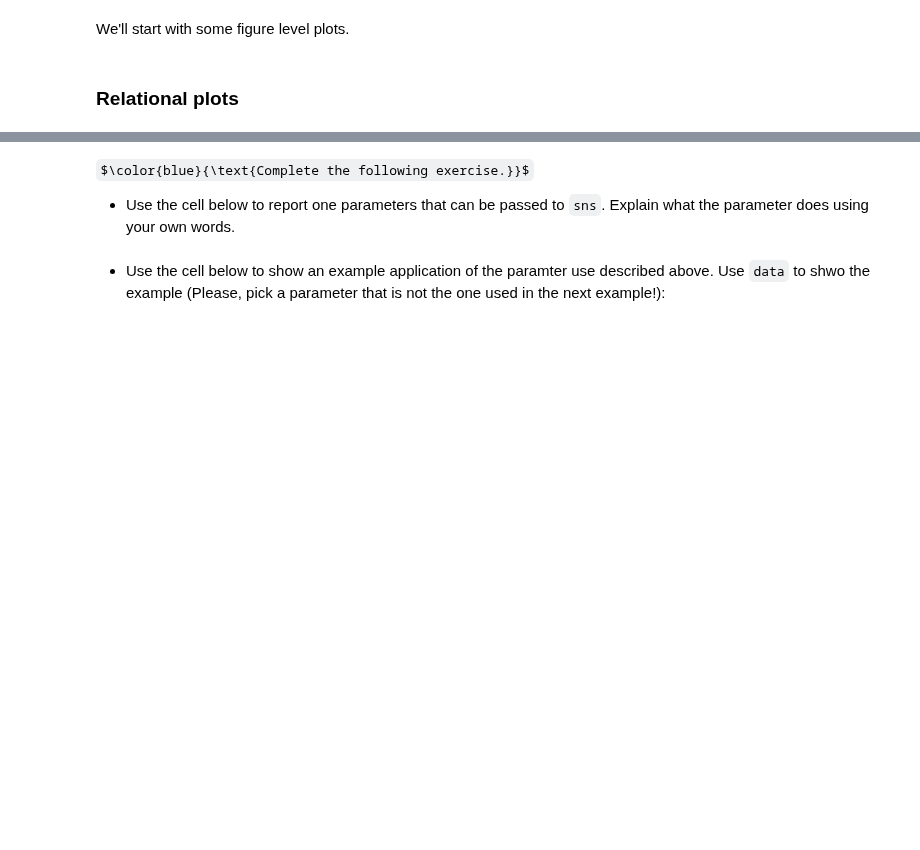
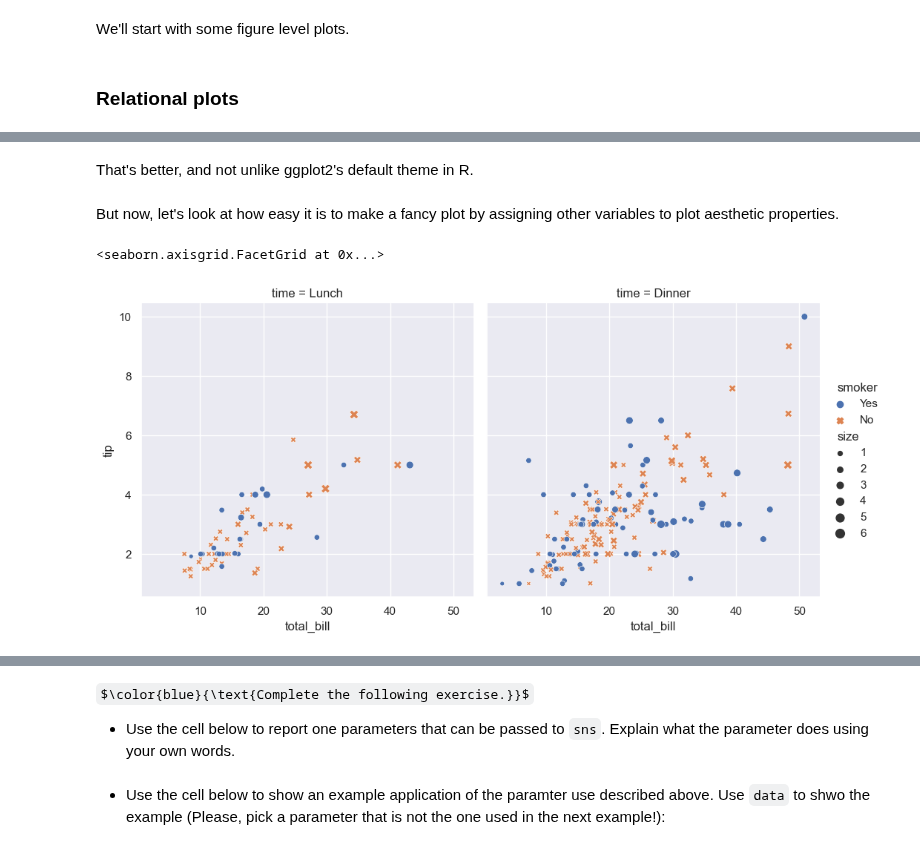
Before and after one commit to psychdatascience/FDS-CourseTwo, a Jupyter notebook: tu12_SeabornReview.ipynb, the cells around one changed output, grey strips where cells are left out. Cells and saved outputs as stored; diff of their text form; code cells hidden in the pictures; some formulas as TeX source; blank space fills up the shorter version.

```diff
--- a/tu12_SeabornReview.ipynb
+++ b/tu12_SeabornReview.ipynb
@@ -32,0 +104,13 @@ tips = sns.load_dataset("tips")
+# %% [markdown]
+That's better, and not unlike ggplot2's default theme in R.
+# %% [markdown]
+But now, let's look at how easy it is to make a fancy plot by assigning other variables to plot aesthetic properties.
+# %%
+sns.relplot(
+    data=tips,
+    x="total_bill", y="tip", col="time",
+    hue="smoker", style="smoker", size="size",
+)
+# %% [output]
+<seaborn.axisgrid.FacetGrid at 0x...>
+[figure, added]
```
Also changed, not shown: parts of 56 cells of this notebook, 1 other file.
